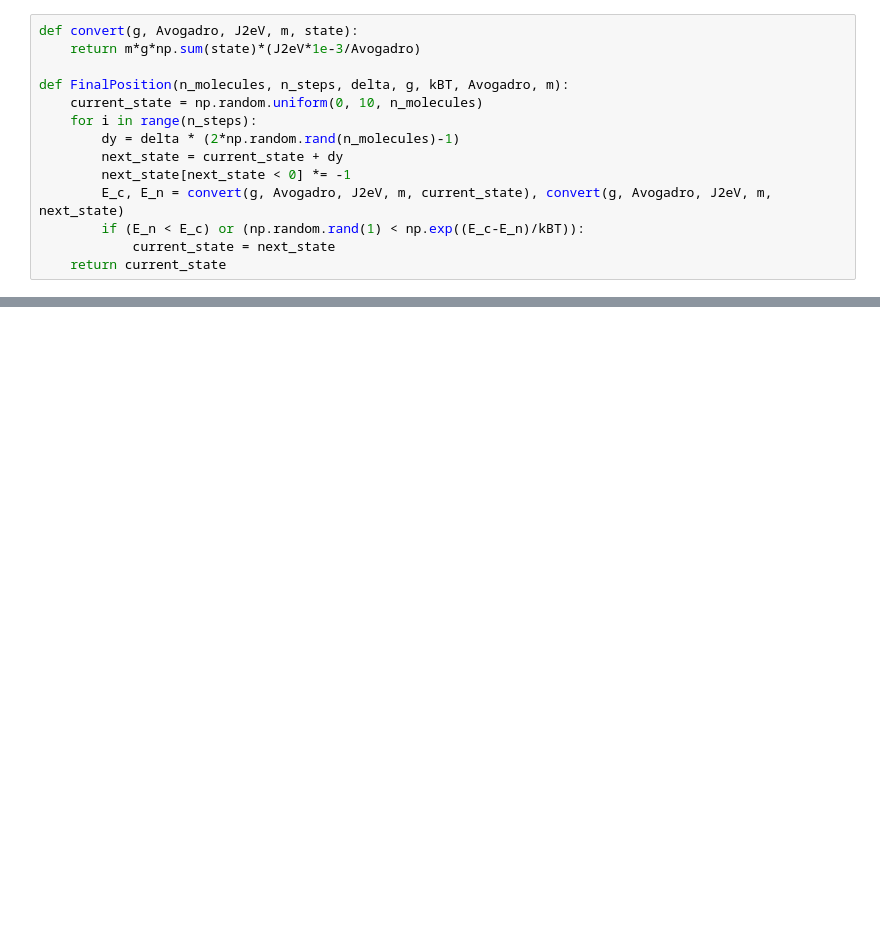
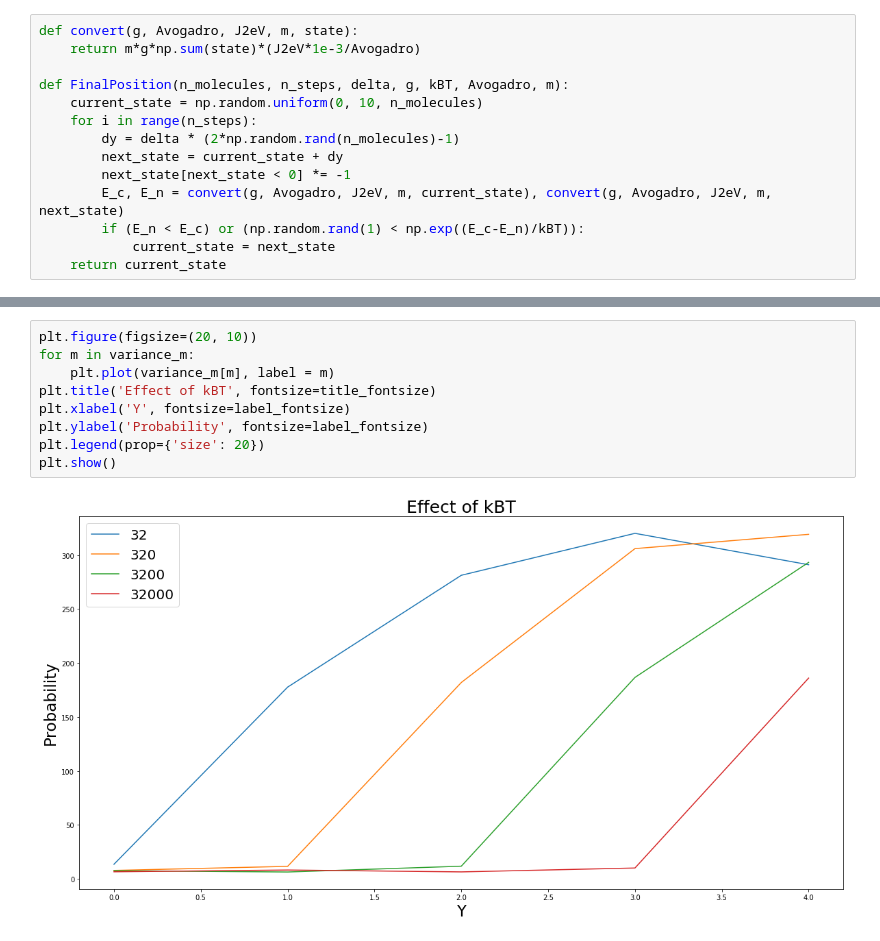
Before and after one commit to Jasonlee1995/MEU2001_MCM, a Jupyter notebook: Markov-Chain Simulation of Gas Particles.ipynb, the cells around one changed output, grey strips where cells are left out. Drawn from its saved outputs; the diff is of its cells as text; blank space fills up the shorter version.

```diff
--- a/Markov-Chain Simulation of Gas Particles.ipynb
+++ b/Markov-Chain Simulation of Gas Particles.ipynb
@@ -78,0 +78,11 @@ M : 32, kBT : 0.1  -  var : 323.6078
+# %%
+plt.figure(figsize=(20, 10))
+for m in variance_m:
+    plt.plot(variance_m[m], label = m)
+plt.title('Effect of kBT', fontsize=title_fontsize)
+plt.xlabel('Y', fontsize=label_fontsize)
+plt.ylabel('Probability', fontsize=label_fontsize)
+plt.legend(prop={'size': 20})
+plt.show()
+# %% [output]
+[figure, added]
```
Also changed, not shown: parts of 5 cells of this notebook.
